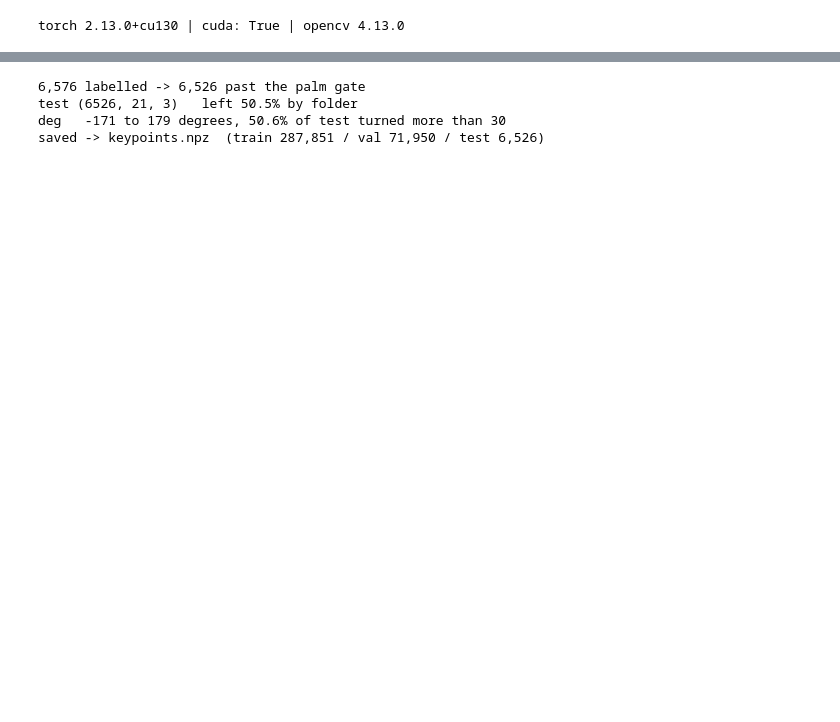
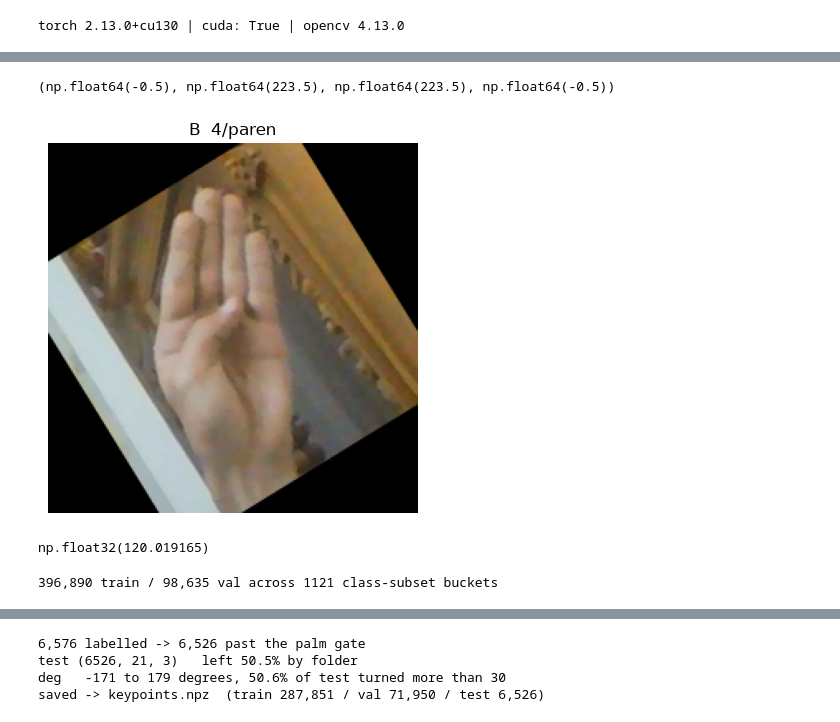
Before and after one commit to PaulMsk141/SIgn-Language-, a Jupyter notebook: extract_keypoints.ipynb, the cells around one changed output, grey strips where cells are left out. Saved outputs shown, nothing was run; the diff lists cells and outputs as text; code cells hidden in the pictures; blank space fills up the shorter version.

Commit message:
select high quality training and validating datasets

```diff
--- a/extract_keypoints.ipynb
+++ b/extract_keypoints.ipynb
@@ -443,6 +475,48 @@ print(f"{len(all_samples):,} indexed -> {len(detected):,} with a palm "
+# %%
+# Peek the palm ROI for a subset: set SUBSET and CLASS, run, repeat.
+# detected item = (path, label, subset, cx, cy, side, deg)
+import random
+
+import matplotlib.pyplot as plt
+
+SUBSET, CLASS = "4/paren", "B"
+# e.g. "2", "3",
+#      "4/plain", "4/test", "4/paren", "4/rotate",
+#      "5/Train", "5/Test",
+#      "6", "9", "9_dynamic/<LETTER>_clip<N>_frames",
+#      "10/train", "10/valid", "10/test",
+#      "11/Train_Alphabet", "11/Test_Alphabet",
+#      "12", "13",
+#      "15/<clip>", "16/L", "16/R"
+# (prefix also works: "4", "5", "9_dynamic", "10", "11", "15", "16")
+
+hits = [item for item in detected
+        if item[1] == CLASS
+        and (item[2] == SUBSET or item[2].startswith(SUBSET + "/"))]
+assert hits, f"subset {SUBSET} has no {CLASS} past the palm gate"
+
+path, label, subset, cx, cy, side, deg = random.choice(hits)
+bgr = cv2.imread(str(path))
+m = cv2.getRotationMatrix2D((cx, cy), deg, IMG_SIZE / side)
+m[0, 2] += IMG_SIZE / 2 - cx
+m[1, 2] += IMG_SIZE / 2 - cy
+rgb = cv2.cvtColor(cv2.warpAffine(bgr, m, (IMG_SIZE, IMG_SIZE)), cv2.COLOR_BGR2RGB)
+
+plt.imshow(rgb)
+plt.title(f"{label}  {subset}")
+plt.axis("off")
+# %% [output]
+(np.float64(-0.5), np.float64(223.5), np.float64(223.5), np.float64(-0.5))
+[figure, added]
+# %%
+detected[0][3]
+# %% [output]
+np.float32(120.019165)
 # %%
-# Split per class, so each letter puts the same 20% share into val no matter how many
-# images it has, and only images that cleared the palm gate above are split.
+# Split per (class, subset): each letter from each subset puts the same 20% into
+# val. Subsets are the third field from cell 1 -- naming schemes inside folder 4,
+# Train/Test wrappers, video clips/hands, etc. -- not the coarse SOURCES key.
+# Only images that cleared the palm gate above are split.
 import random
 import string
 from collections import defaultdict
@@ -451,17 +525,17 @@ import cv2
 import torch
 from torch.utils.data import DataLoader, Dataset
 
-BATCH_SIZE = 64
+BATCH_SIZE = 256
 VAL_SHARE = 0.2
 
-by_class = defaultdict(list)
+#dictionary of list: the key value can be anything tho
+by_class_subset = defaultdict(list)
 for item in detected:
-    by_class[item[1]].append(item)
+    by_class_subset[(item[1], item[2])].append(item)
 
 rng = random.Random(0)
 train_samples, val_samples = [], []
-for label in string.ascii_uppercase:
-    items = by_class.pop(label)
+for (label, subset), items in sorted(by_class_subset.items()):
     rng.shuffle(items)
     n_val = int(len(items) * VAL_SHARE)
     val_samples += items[:n_val]
@@ -503,7 +577,10 @@ train_loader = DataLoader(train_dataset, batch_size=BATCH_SIZE, shuffle=True,
 val_loader = DataLoader(val_dataset, batch_size=BATCH_SIZE, shuffle=False,
                         pin_memory=torch.cuda.is_available())
 
-print(f"{len(train_samples):,} train / {len(val_samples):,} val")
+print(f"{len(train_samples):,} train / {len(val_samples):,} val "
+      f"across {len(by_class_subset)} class-subset buckets")
+# %% [output]
+396,890 train / 98,635 val across 1121 class-subset buckets
 # %%
 # Eyeball one batch: every crop should be a hand, upright and roughly the same size.
 # A batch is already (N, 3, 224, 224), which is the landmark model's input shape, so
```
Also changed, not shown: parts of 10 cells of this notebook.
